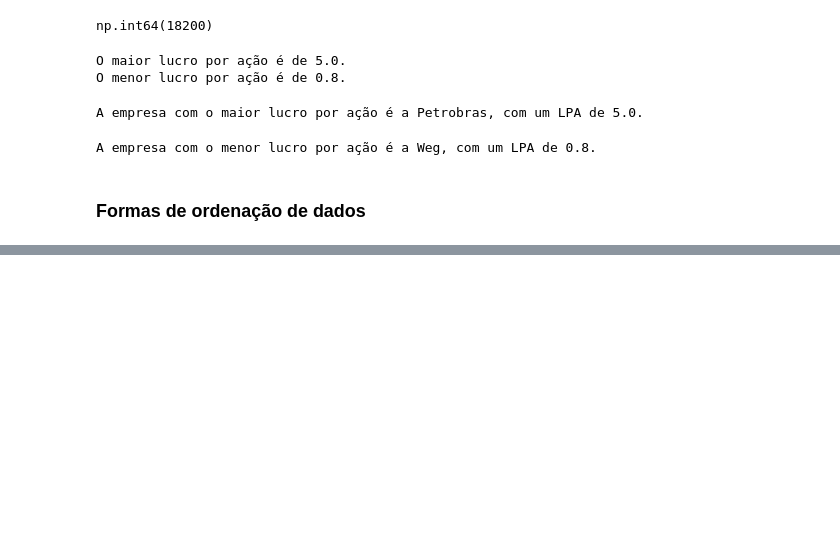
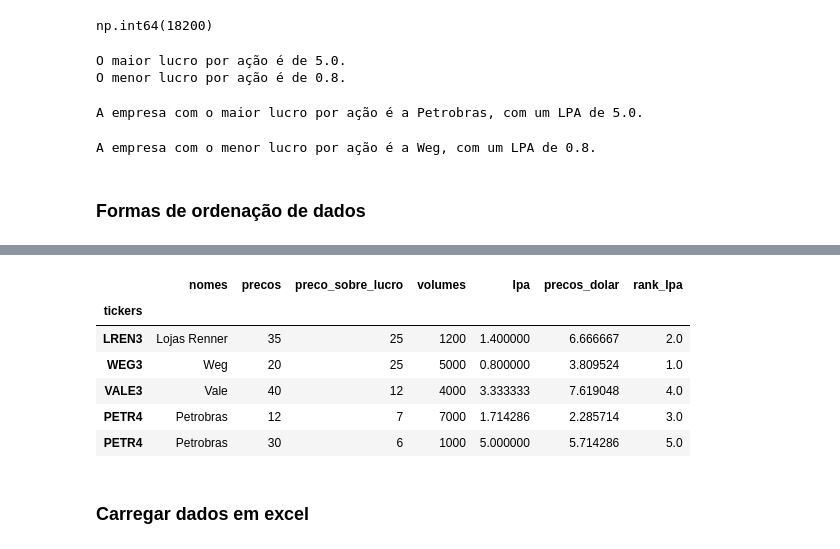
Before and after one commit to Jgonsan/Python, a Jupyter notebook: Pandas.ipynb, the cells around one changed output, grey strips where cells are left out. Cells and saved outputs as stored; diff of their text form; code cells hidden in the pictures; blank space fills up the shorter version.

```diff
--- a/Pandas.ipynb
+++ b/Pandas.ipynb
@@ -1004,0 +1077,17 @@ acoes = {'Acoes':['Wege', 'Petrobras', 'Vale', 'PetroRio'],
+# %%
+# Desafio
+
+dicionario = {
+    'nomes': ['Weg', 'Petrobras', 'Vale', 'Petrobras', 'Lojas Renner'],
+    'tickers': ['WEG3', 'PETR4', 'VALE3', 'PETR4', 'LREN3'],
+    'cotacoes': [20, 30, 40, 12, 35],
+    'preco_sobre_lucro': [25, 6, 12, 7, 25],
+    'volumes': [5000, 1000, 4000, 7000, 1200]
+}
+
+df_info_empresas = pd.DataFrame(dicionario)
+df_info_empresas = df_info_empresas.set_index('tickers')
+df_info_empresas.columns = ['nomes', 'precos', 'preco_sobre_lucro', 'volumes']
+df_info_empresas['lpa'] = df_info_empresas['precos'] / df_info_empresas['preco_sobre_lucro']
+df_info_empresas['precos_dolar'] = df_info_empresas['precos'] / dolar
+df_info_empresas
@@ -1004,0 +1102,4 @@ acoes = {'Acoes':['Wege', 'Petrobras', 'Vale', 'PetroRio'],
+# %%
+#Ordenando o DataFrame pelo índice
+df_info_empresas = df_info_empresas.sort_index()
+df_info_empresas
@@ -1004,0 +1114,4 @@ acoes = {'Acoes':['Wege', 'Petrobras', 'Vale', 'PetroRio'],
+# %%
+#Ordenando o DataFrame por uma coluna específica
+df_info_empresas = df_info_empresas.sort_values(by='preco_sobre_lucro', ascending=False)
+df_info_empresas
@@ -1004,0 +1126,4 @@ acoes = {'Acoes':['Wege', 'Petrobras', 'Vale', 'PetroRio'],
+# %%
+# Ordenando o DataFrame por mais de uma coluna
+df_info_empresas = df_info_empresas.sort_values(by=['preco_sobre_lucro', 'volumes'], ascending=[False, True])
+df_info_empresas
@@ -1004,0 +1138,14 @@ acoes = {'Acoes':['Wege', 'Petrobras', 'Vale', 'PetroRio'],
+# %%
+
+df_info_empresas['rank_lpa'] = df_info_empresas['lpa'].rank(method='max')
+df_info_empresas
+# %% [output]
+|  | nomes | precos | preco_sobre_lucro | volumes | lpa | precos_dolar | rank_lpa |
+| tickers |  |  |  |  |  |  |  |
+| LREN3 | Lojas Renner | 35 | 25 | 1200 | 1.400000 | 6.666667 | 2.0 |
+| WEG3 | Weg | 20 | 25 | 5000 | 0.800000 | 3.809524 | 1.0 |
+| VALE3 | Vale | 40 | 12 | 4000 | 3.333333 | 7.619048 | 4.0 |
+| PETR4 | Petrobras | 12 | 7 | 7000 | 1.714286 | 2.285714 | 3.0 |
+| PETR4 | Petrobras | 30 | 6 | 1000 | 5.000000 | 5.714286 | 5.0 |
+# %% [markdown]
+### Carregar dados em excel
```
Also changed, not shown: parts of 11 cells of this notebook, 7 other files.
